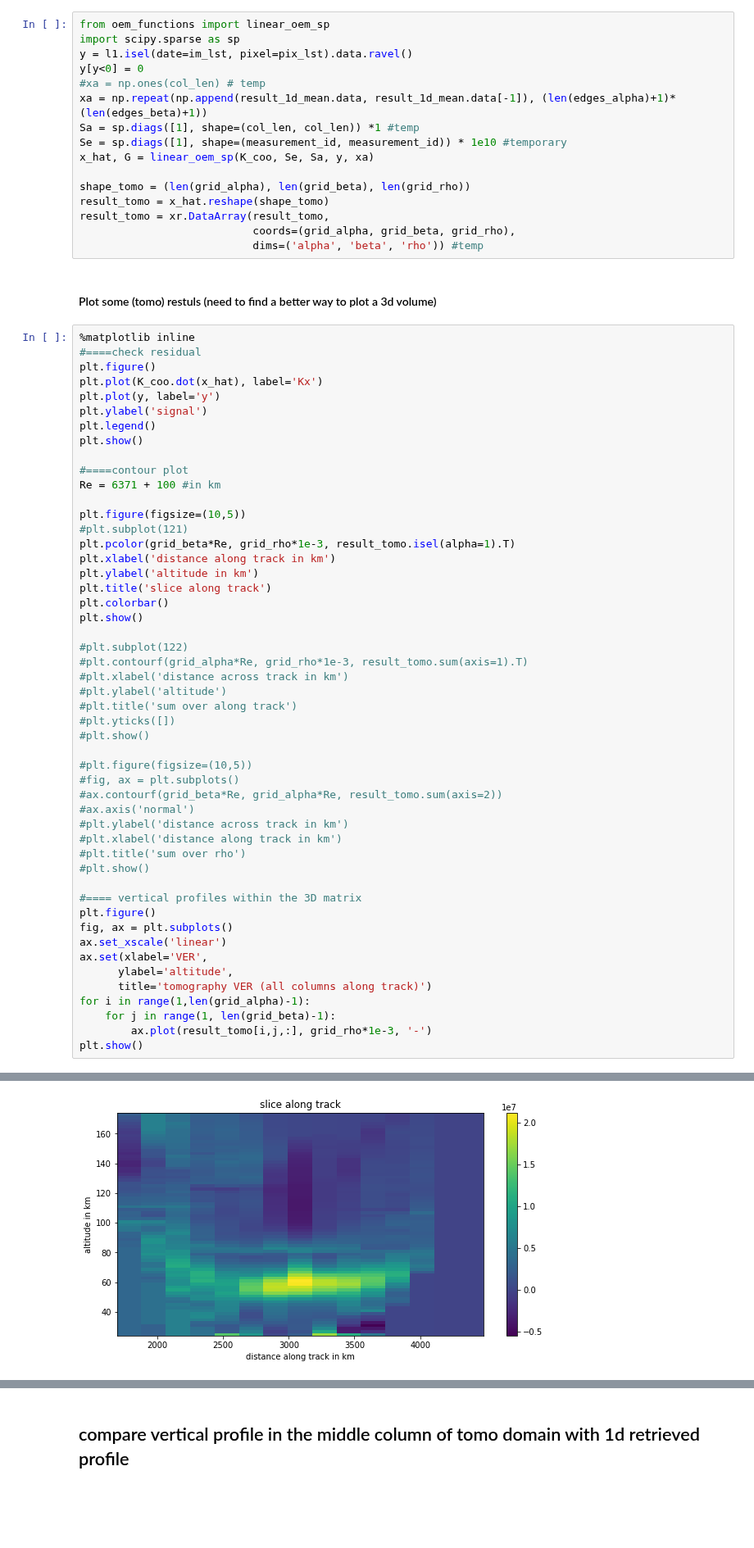
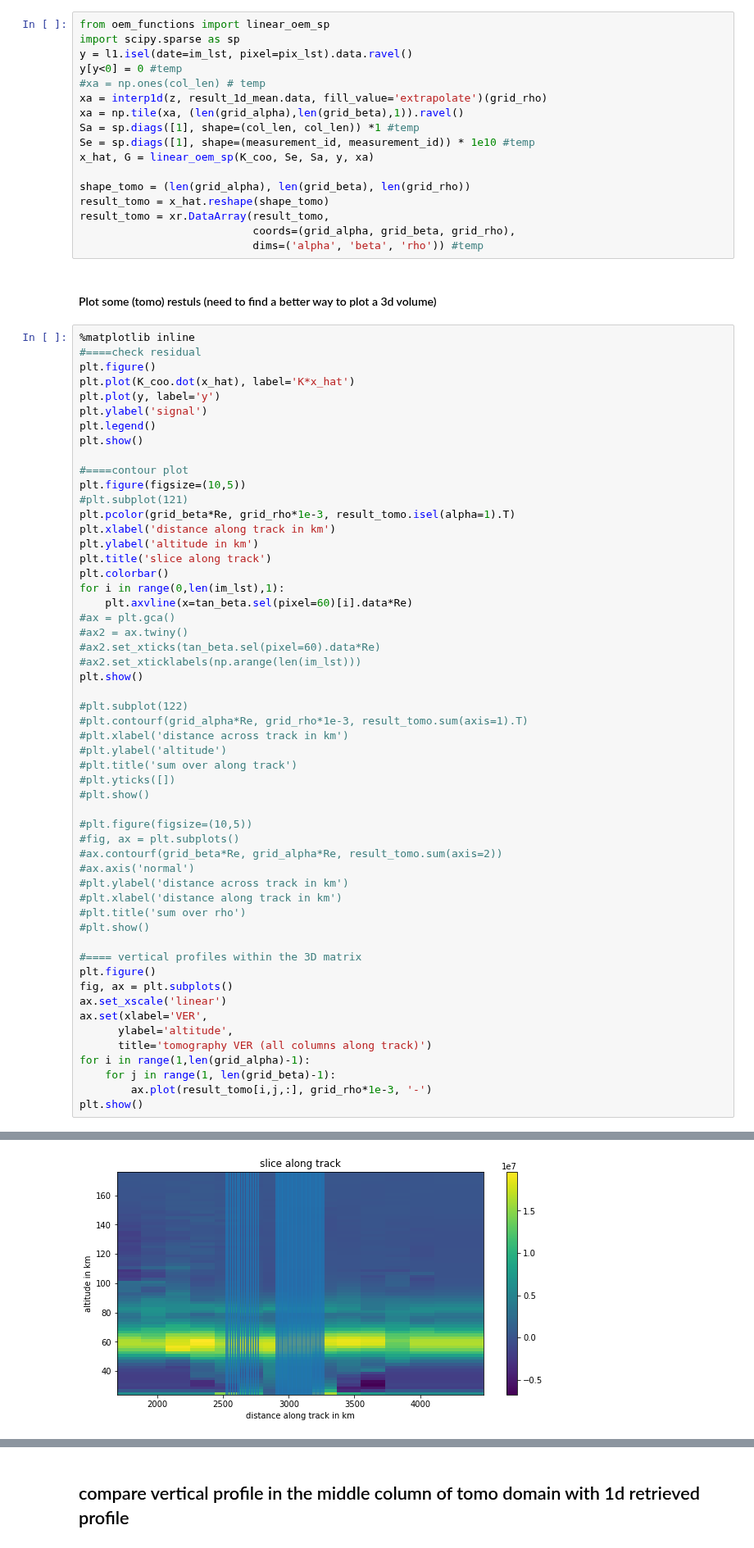
Before and after one commit to Anqi-Li/iris, a Jupyter notebook: notebooks/IRIS_Tomography-new_coordinate.ipynb, the cells around one changed output, grey strips where cells are left out. Shown at 82% size. Drawn from its saved outputs; the diff is of its cells as text; blank space fills up the shorter version.

Commit message:
improved some plotting issues

```diff
--- a/notebooks/IRIS_Tomography-new_coordinate.ipynb
+++ b/notebooks/IRIS_Tomography-new_coordinate.ipynb
@@ -350,11 +357,12 @@ K_coo = coo_matrix((K_value, (K_row_idx, K_col_idx)), shape = (row_len, col_len)
 from oem_functions import linear_oem_sp
 import scipy.sparse as sp
 y = l1.isel(date=im_lst, pixel=pix_lst).data.ravel()
-y[y<0] = 0
+y[y<0] = 0 #temp
 #xa = np.ones(col_len) # temp
-xa = np.repeat(np.append(result_1d_mean.data, result_1d_mean.data[-1]), (len(edges_alpha)+1)*(len(edges_beta)+1))
+xa = interp1d(z, result_1d_mean.data, fill_value='extrapolate')(grid_rho)
+xa = np.tile(xa, (len(grid_alpha),len(grid_beta),1)).ravel()
 Sa = sp.diags([1], shape=(col_len, col_len)) *1 #temp
-Se = sp.diags([1], shape=(measurement_id, measurement_id)) * 1e10 #temporary
+Se = sp.diags([1], shape=(measurement_id, measurement_id)) * 1e10 #temp
 x_hat, G = linear_oem_sp(K_coo, Se, Sa, y, xa)
 
 shape_tomo = (len(grid_alpha), len(grid_beta), len(grid_rho))
@@ -368,15 +376,13 @@ result_tomo = xr.DataArray(result_tomo,
 %matplotlib inline
 #====check residual
 plt.figure()
-plt.plot(K_coo.dot(x_hat), label='Kx')
+plt.plot(K_coo.dot(x_hat), label='K*x_hat')
 plt.plot(y, label='y')
 plt.ylabel('signal')
 plt.legend()
 plt.show()
 
 #====contour plot
-Re = 6371 + 100 #in km
-
 plt.figure(figsize=(10,5))
 #plt.subplot(121)
 plt.pcolor(grid_beta*Re, grid_rho*1e-3, result_tomo.isel(alpha=1).T)
@@ -384,6 +390,12 @@ plt.xlabel('distance along track in km')
 plt.ylabel('altitude in km')
 plt.title('slice along track')
 plt.colorbar()
+for i in range(0,len(im_lst),1):
+    plt.axvline(x=tan_beta.sel(pixel=60)[i].data*Re)
+#ax = plt.gca()
+#ax2 = ax.twiny()
+#ax2.set_xticks(tan_beta.sel(pixel=60).data*Re)
+#ax2.set_xticklabels(np.arange(len(im_lst)))
 plt.show()
 
 #plt.subplot(122)
@@ -419,2 +431,2 @@ plt.show()
-[figure, old version]
+[figure, new version]
 <matplotlib.figure.Figure at 0x...>
```
Also changed, not shown: parts of 14 cells of this notebook, 1 other file.
